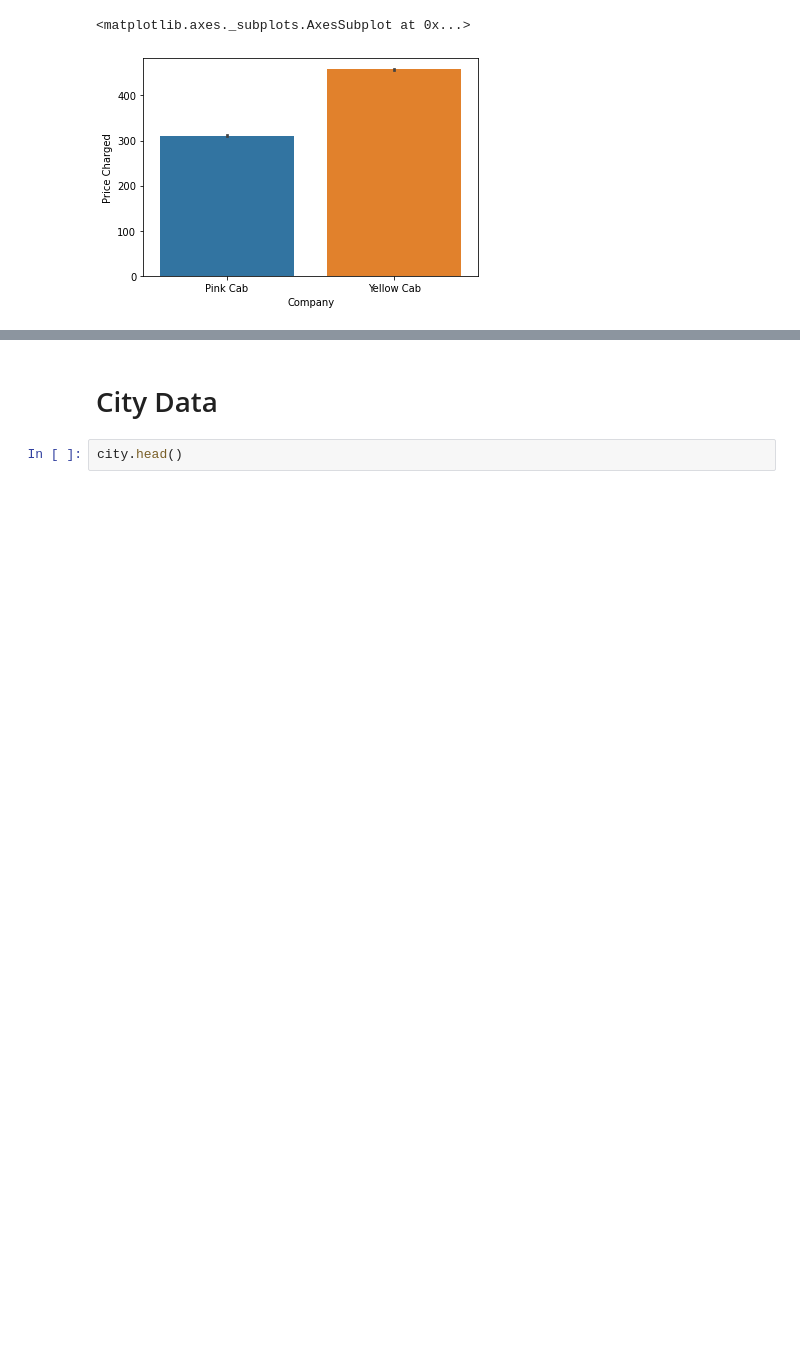
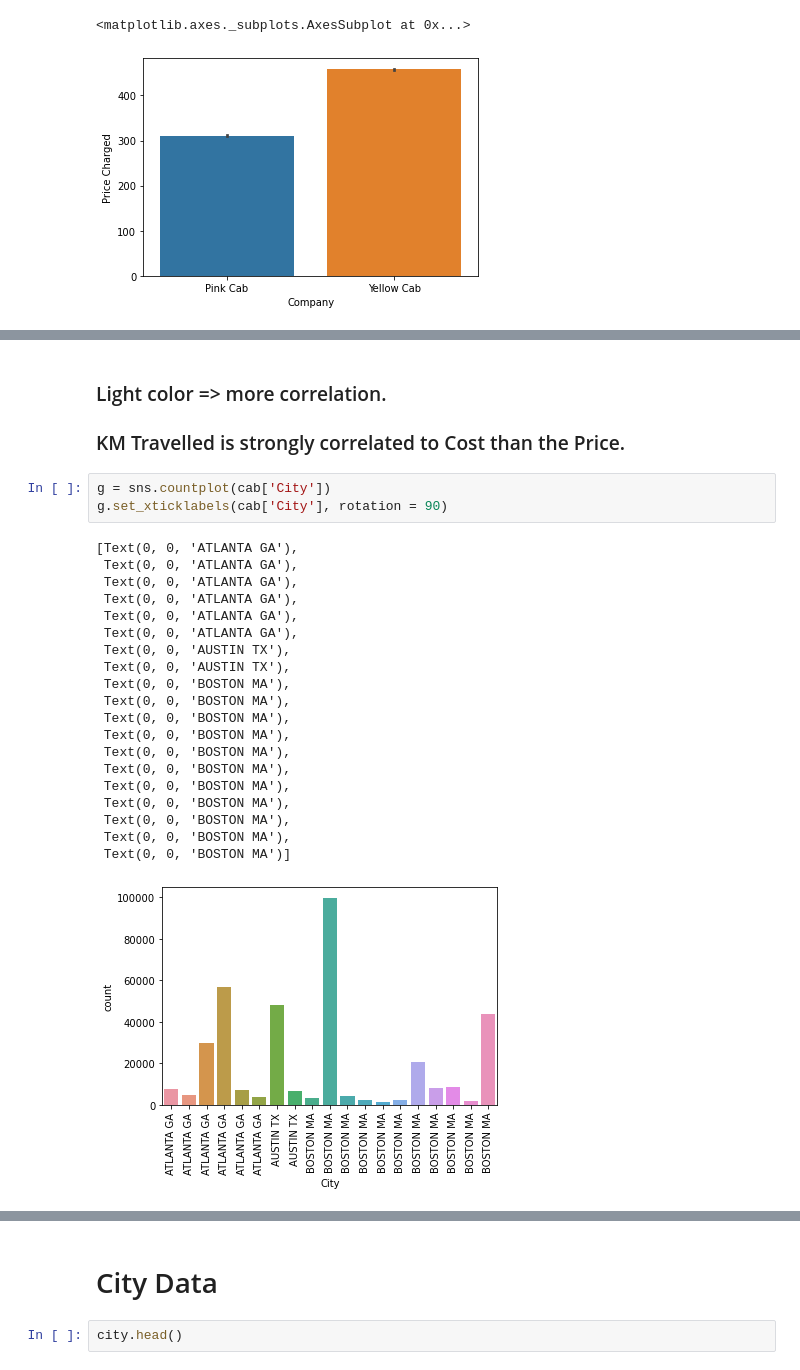
Before and after one commit to swapnilvishwakarma/Insight-for-Cab-Investment-firm, a Jupyter notebook: Insight for Cab Investment firm.ipynb, the cells around one changed output, grey strips where cells are left out. Drawn from its saved outputs; the diff is of its cells as text; blank space fills up the shorter version.

```diff
--- a/Insight for Cab Investment firm.ipynb
+++ b/Insight for Cab Investment firm.ipynb
@@ -181,0 +200,27 @@ sns.heatmap(cab.corr(), color='b', annot=True)
+# %% [markdown]
+### Light color => more correlation.
+### KM Travelled is strongly correlated to Cost than the Price.
+# %%
+g = sns.countplot(cab['City'])
+g.set_xticklabels(cab['City'], rotation = 90)
+# %% [output]
+[Text(0, 0, 'ATLANTA GA'),
+ Text(0, 0, 'ATLANTA GA'),
+ Text(0, 0, 'ATLANTA GA'),
+ Text(0, 0, 'ATLANTA GA'),
+ Text(0, 0, 'ATLANTA GA'),
+ Text(0, 0, 'ATLANTA GA'),
+ Text(0, 0, 'AUSTIN TX'),
+ Text(0, 0, 'AUSTIN TX'),
+ Text(0, 0, 'BOSTON MA'),
+ Text(0, 0, 'BOSTON MA'),
+ Text(0, 0, 'BOSTON MA'),
+ Text(0, 0, 'BOSTON MA'),
+ Text(0, 0, 'BOSTON MA'),
+ Text(0, 0, 'BOSTON MA'),
+ Text(0, 0, 'BOSTON MA'),
+ Text(0, 0, 'BOSTON MA'),
+ Text(0, 0, 'BOSTON MA'),
+ Text(0, 0, 'BOSTON MA'),
+ Text(0, 0, 'BOSTON MA')]
+[figure, added]
```
Also changed, not shown: parts of 46 cells of this notebook.
